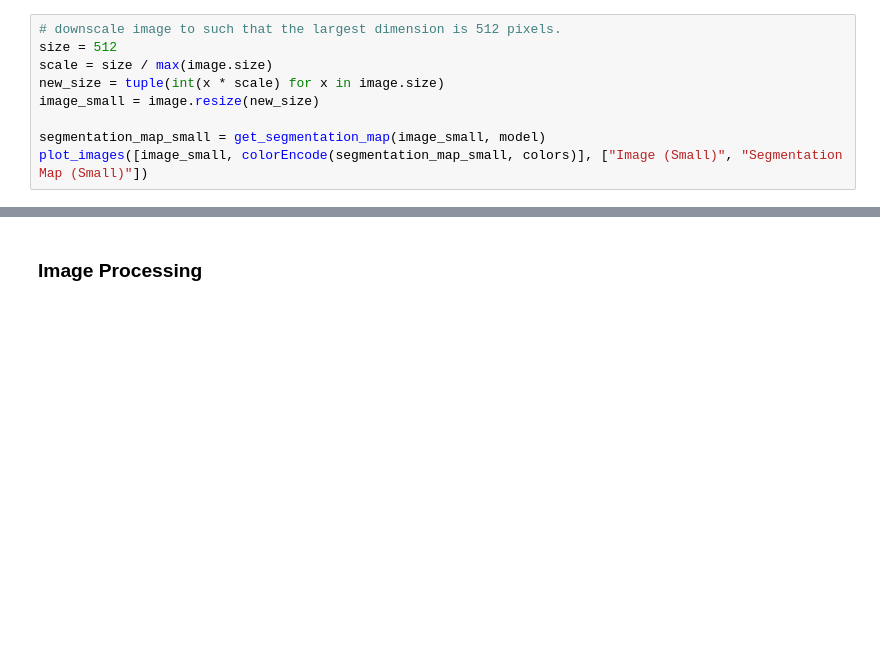
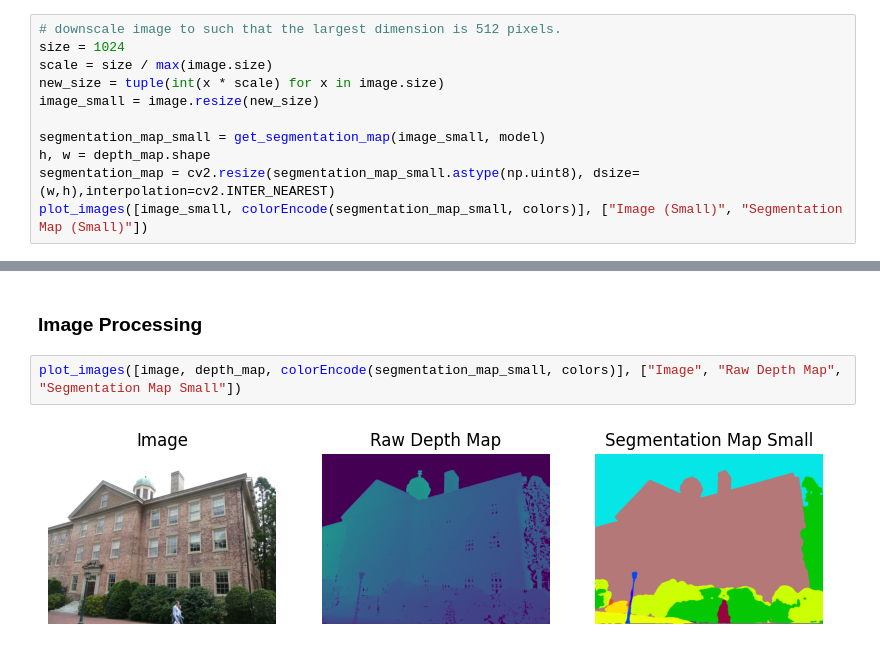
Before and after one commit to fyangch/RefinedMegaDepth, a Jupyter notebook: notebooks/postprocessing.ipynb, the cells around one changed output, grey strips where cells are left out. Cells and saved outputs as stored; diff of their text form; blank space fills up the shorter version.

```diff
--- a/notebooks/postprocessing.ipynb
+++ b/notebooks/postprocessing.ipynb
@@ -76,11 +112,13 @@ Loading weights for net_decoder
 The quality of the segmentation seems to suffer when you reduce the image size.
 # %%
 # downscale image to such that the largest dimension is 512 pixels.
-size = 512
+size = 1024
 scale = size / max(image.size)
 new_size = tuple(int(x * scale) for x in image.size)
 image_small = image.resize(new_size)
 
 segmentation_map_small = get_segmentation_map(image_small, model)
+h, w = depth_map.shape
+segmentation_map = cv2.resize(segmentation_map_small.astype(np.uint8), dsize=(w,h),interpolation=cv2.INTER_NEAREST)
 plot_images([image_small, colorEncode(segmentation_map_small, colors)], ["Image (Small)", "Segmentation Map (Small)"])
 # %% [output]
@@ -116,2 +154,6 @@ plot_images([foreground_mask, background_mask, sky_mask], ["Foreground Mask", "B
 # %% [markdown]
 ### Image Processing
+# %%
+plot_images([image, depth_map, colorEncode(segmentation_map_small, colors)], ["Image", "Raw Depth Map", "Segmentation Map Small"])
+# %% [output]
+[figure, added]
```
Also changed, not shown: parts of 11 cells of this notebook.
